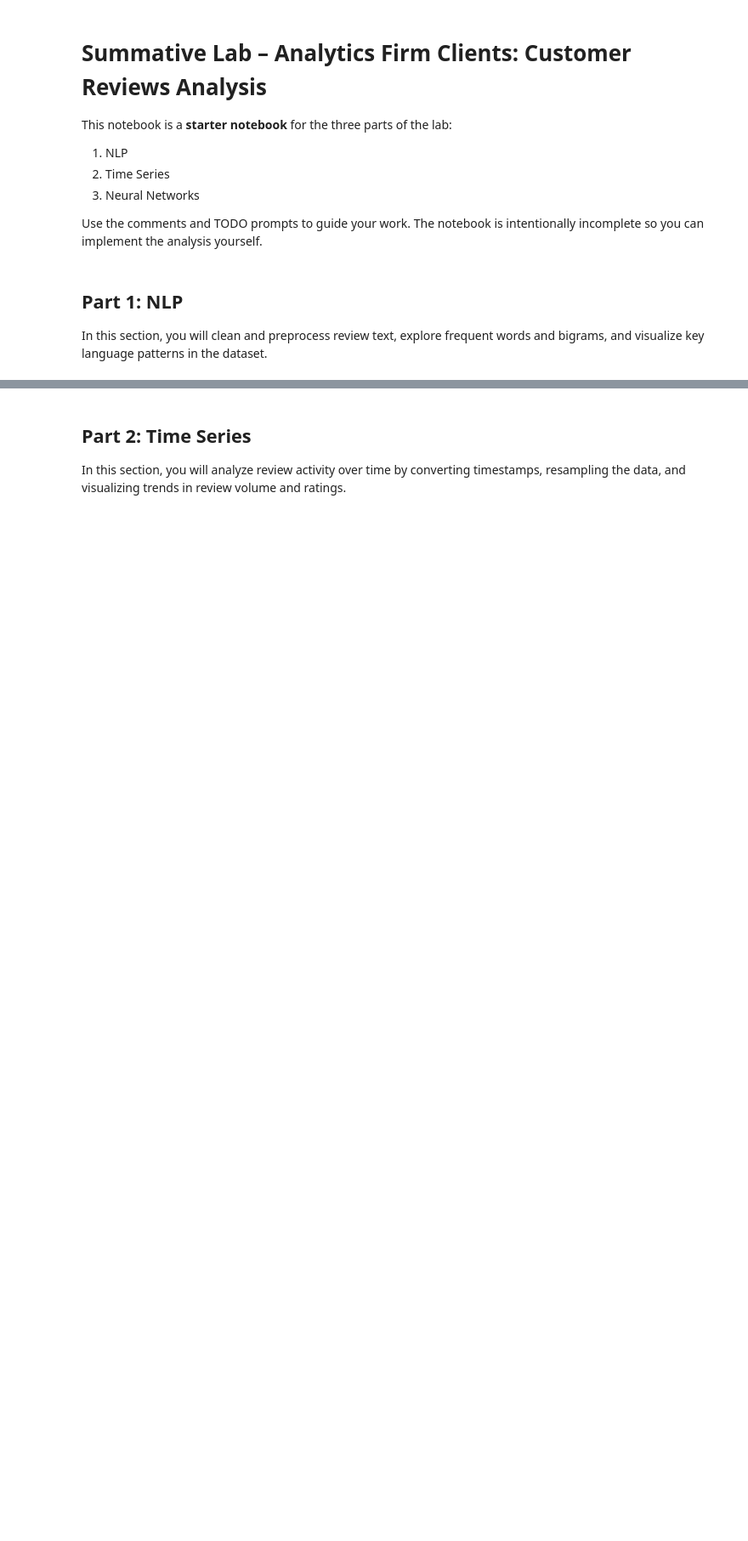
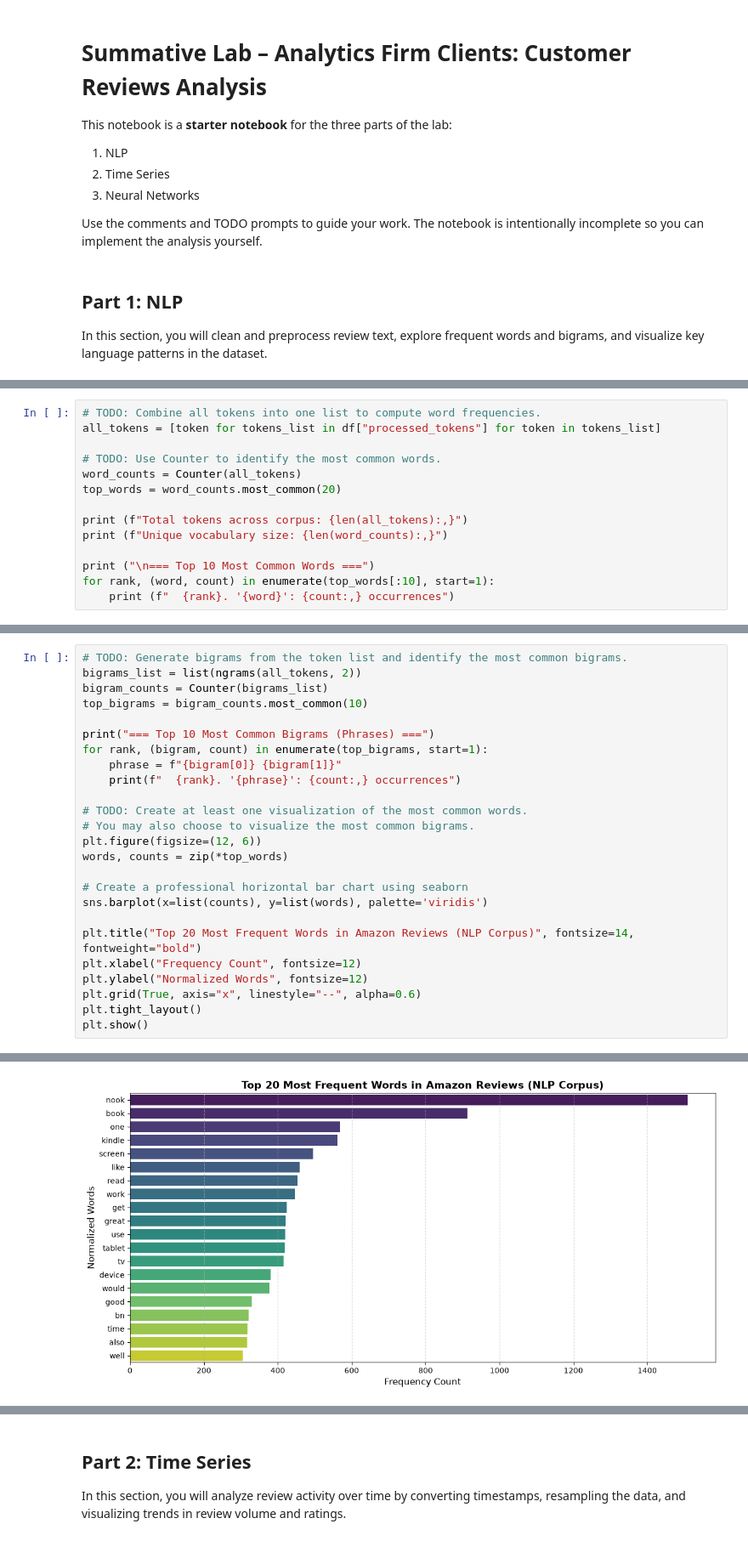
Before and after one commit to oliverkiplagat/dsc-nlp-timeseries-neural-networks-summative, a Jupyter notebook: C09_M08.ipynb, the cells around one changed output, grey strips where cells are left out. Shown at 85% size. Cells and saved outputs as stored; diff of their text form; blank space fills up the shorter version.

```diff
--- a/C09_M08.ipynb
+++ b/C09_M08.ipynb
@@ -72,0 +341,14 @@ In this section, you will clean and preprocess review text, explore frequent wor
+# %%
+# TODO: Combine all tokens into one list to compute word frequencies.
+all_tokens = [token for tokens_list in df["processed_tokens"] for token in tokens_list]
+
+# TODO: Use Counter to identify the most common words.
+word_counts = Counter(all_tokens)
+top_words = word_counts.most_common(20)
+
+print (f"Total tokens across corpus: {len(all_tokens):,}")
+print (f"Unique vocabulary size: {len(word_counts):,}")
+
+print ("\n=== Top 10 Most Common Words ===")
+for rank, (word, count) in enumerate(top_words[:10], start=1):
+    print (f"  {rank}. '{word}': {count:,} occurrences")
@@ -72,0 +374,26 @@ In this section, you will clean and preprocess review text, explore frequent wor
+# %%
+# TODO: Generate bigrams from the token list and identify the most common bigrams.
+bigrams_list = list(ngrams(all_tokens, 2))
+bigram_counts = Counter(bigrams_list)
+top_bigrams = bigram_counts.most_common(10)
+
+print("=== Top 10 Most Common Bigrams (Phrases) ===")
+for rank, (bigram, count) in enumerate(top_bigrams, start=1):
+    phrase = f"{bigram[0]} {bigram[1]}"
+    print(f"  {rank}. '{phrase}': {count:,} occurrences")
+
+# TODO: Create at least one visualization of the most common words.
+# You may also choose to visualize the most common bigrams.
+plt.figure(figsize=(12, 6))
+words, counts = zip(*top_words)
+
+# Create a professional horizontal bar chart using seaborn
+sns.barplot(x=list(counts), y=list(words), palette='viridis')
+
+plt.title("Top 20 Most Frequent Words in Amazon Reviews (NLP Corpus)", fontsize=14, fontweight="bold")
+plt.xlabel("Frequency Count", fontsize=12)
+plt.ylabel("Normalized Words", fontsize=12)
+plt.grid(True, axis="x", linestyle="--", alpha=0.6)
+plt.tight_layout()
+plt.show()
+# %% [output]
@@ -72,0 +414 @@ In this section, you will clean and preprocess review text, explore frequent wor
+[figure, added]
```
Also changed, not shown: parts of 18 cells of this notebook.
